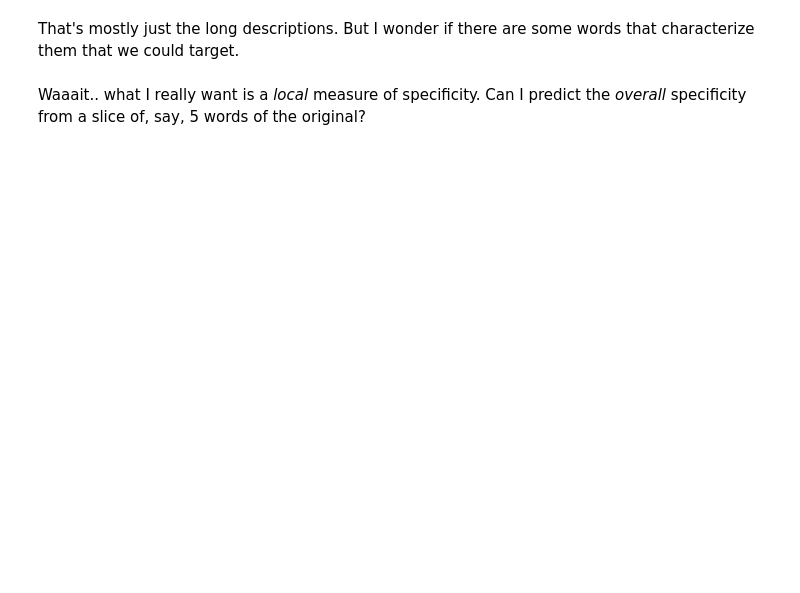
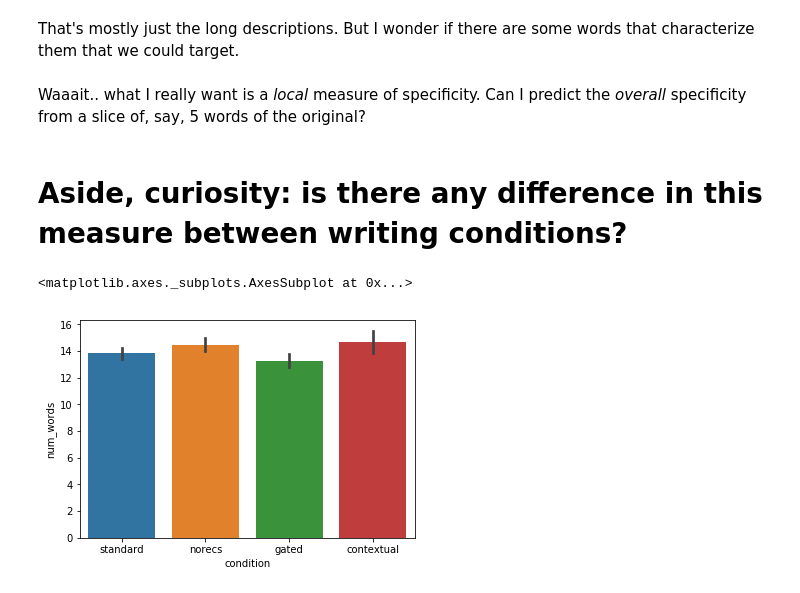
Before and after one commit to kcarnold/textrec, a Jupyter notebook: notebooks/Suggest the Best.ipynb, the cells around one changed output. Drawn from its saved outputs; the diff is of its cells as text; code cells hidden in the pictures; blank space fills up the shorter version.

```diff
--- a/notebooks/Suggest the Best.ipynb
+++ b/notebooks/Suggest the Best.ipynb
@@ -93,3 +114,5 @@ with pd.option_context('display.max_colwidth', 500):
 That's mostly just the long descriptions. But I wonder if there are some words that characterize them that we could target.
 # %% [markdown]
 Waaait.. what I really want is a _local_ measure of specificity. Can I predict the _overall_ specificity from a slice of, say, 5 words of the original?
+# %% [markdown]
+# Aside, curiosity: is there any difference in this measure between writing conditions?
@@ -95,0 +121,5 @@ Waaait.. what I really want is a _local_ measure of specificity. Can I predict t
+# %%
+sns.barplot(x='condition', y='num_words', data=dataset)
+# %% [output]
+<matplotlib.axes._subplots.AxesSubplot at 0x...>
+[figure, added]
```
Also changed, not shown: parts of 12 cells of this notebook.
